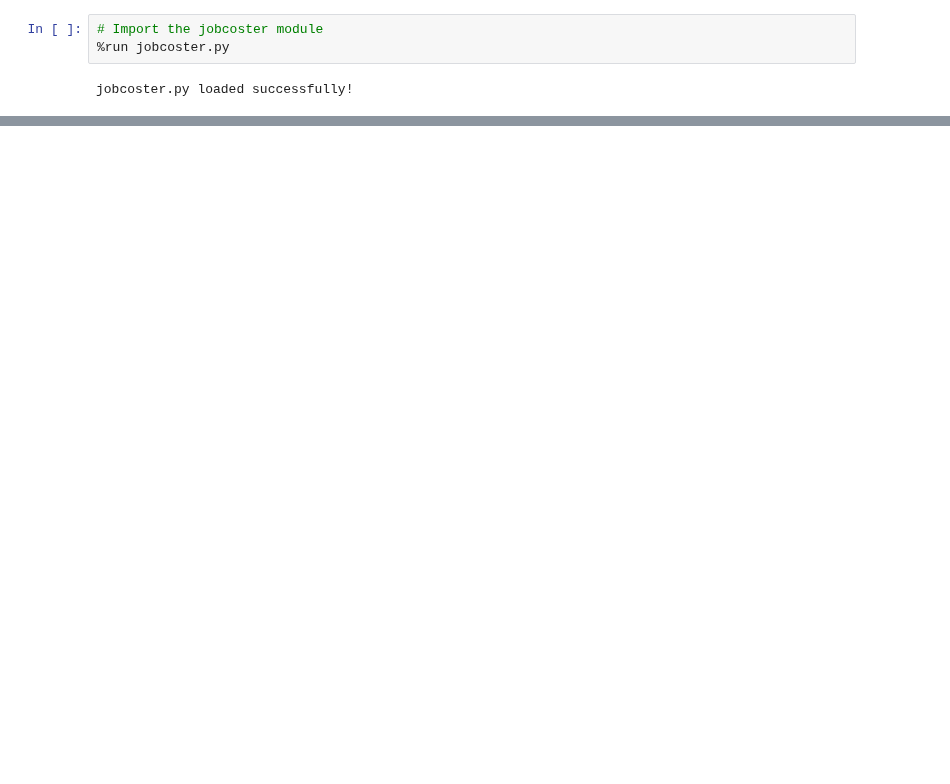
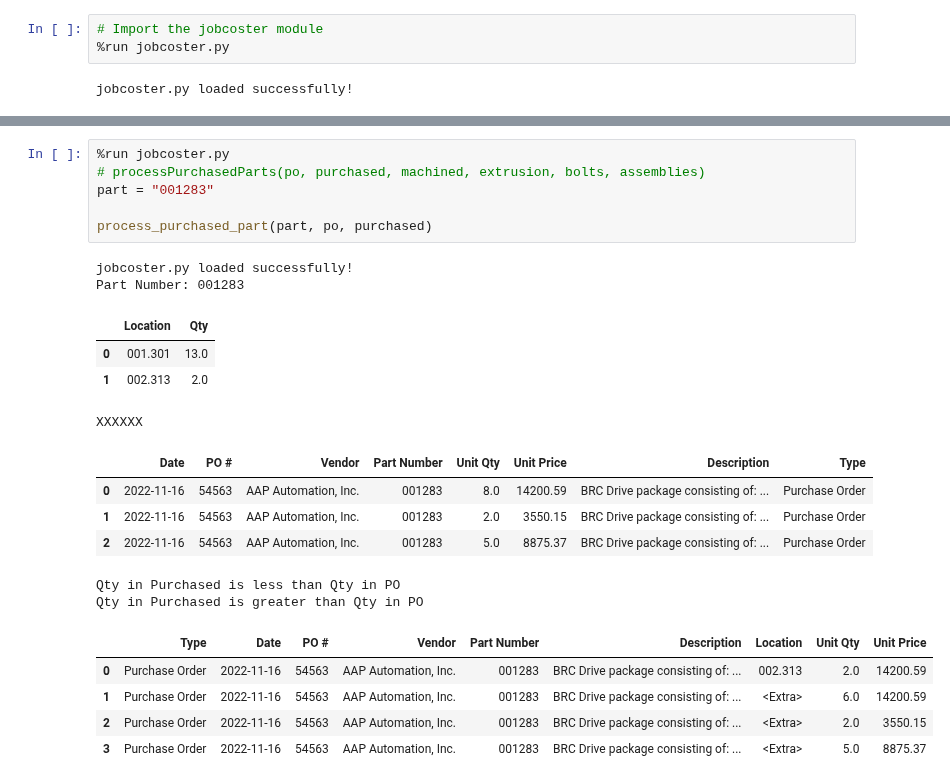
Before and after one commit to austinlackey/job-costing, a Jupyter notebook: main.ipynb, the cells around one changed output, grey strips where cells are left out. Saved outputs shown, nothing was run; the diff lists cells and outputs as text; blank space fills up the shorter version.

```diff
--- a/main.ipynb
+++ b/main.ipynb
@@ -84,0 +96,24 @@ jobcoster.py loaded successfully!
+# %%
+%run jobcoster.py
+# processPurchasedParts(po, purchased, machined, extrusion, bolts, assemblies)
+part = "001283"
+
+process_purchased_part(part, po, purchased)
+# %% [output]
+jobcoster.py loaded successfully!
+Part Number: 001283
+|  | Location | Qty |
+| 0 | 001.301 | 13.0 |
+| 1 | 002.313 | 2.0 |
+XXXXXX
+|  | Date | PO # | Vendor | Part Number | Unit Qty | Unit Price | Description | Type |
+| 0 | 2022-11-16 | 54563 | AAP Automation, Inc. | 001283 | 8.0 | 14200.59 | BRC Drive package consisting of: ... | Purchase Order |
+| 1 | 2022-11-16 | 54563 | AAP Automation, Inc. | 001283 | 2.0 | 3550.15 | BRC Drive package consisting of: ... | Purchase Order |
+| 2 | 2022-11-16 | 54563 | AAP Automation, Inc. | 001283 | 5.0 | 8875.37 | BRC Drive package consisting of: ... | Purchase Order |
+Qty in Purchased is less than Qty in PO
+Qty in Purchased is greater than Qty in PO
+|  | Type | Date | PO # | Vendor | Part Number | Description | Location | Unit Qty | Unit Price |
+| 0 | Purchase Order | 2022-11-16 | 54563 | AAP Automation, Inc. | 001283 | BRC Drive package consisting of: ... | 002.313 | 2.0 | 14200.59 |
+| 1 | Purchase Order | 2022-11-16 | 54563 | AAP Automation, Inc. | 001283 | BRC Drive package consisting of: ... | <Extra> | 6.0 | 14200.59 |
+| 2 | Purchase Order | 2022-11-16 | 54563 | AAP Automation, Inc. | 001283 | BRC Drive package consisting of: ... | <Extra> | 2.0 | 3550.15 |
+| 3 | Purchase Order | 2022-11-16 | 54563 | AAP Automation, Inc. | 001283 | BRC Drive package consisting of: ... | <Extra> | 5.0 | 8875.37 |
```
Also changed, not shown: parts of 3 cells of this notebook, 4 other files.
